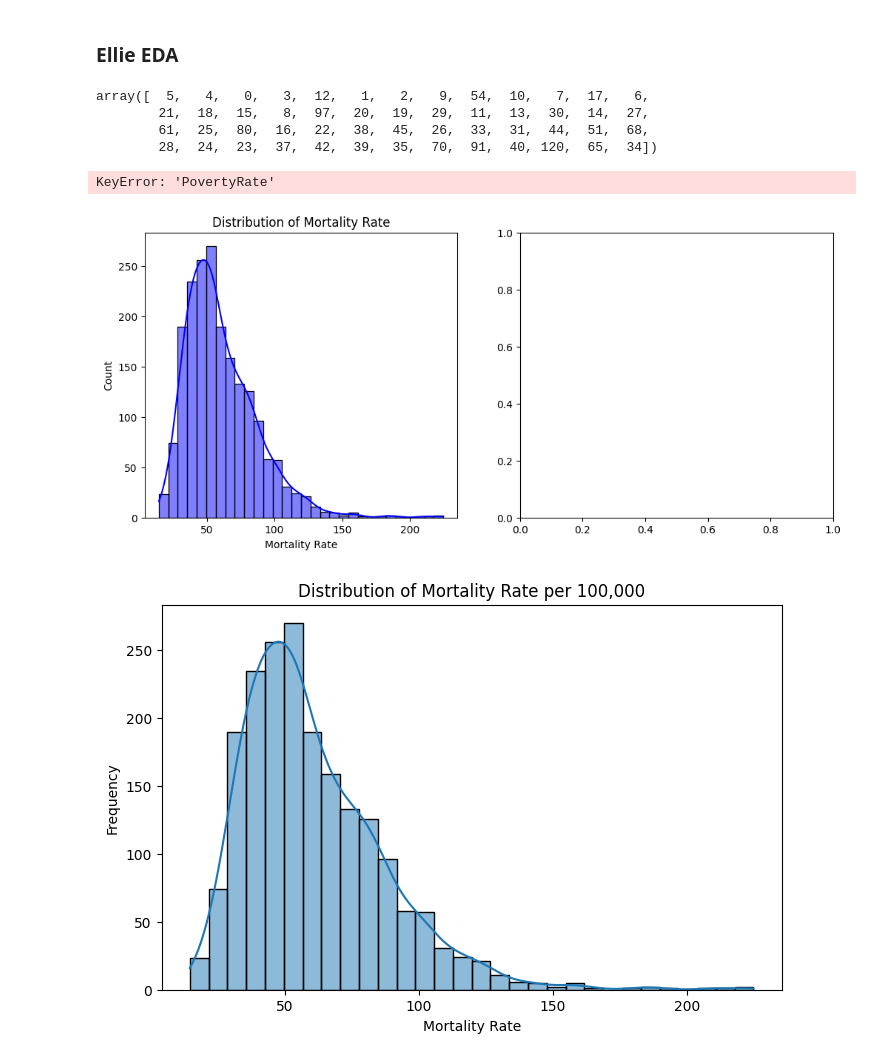
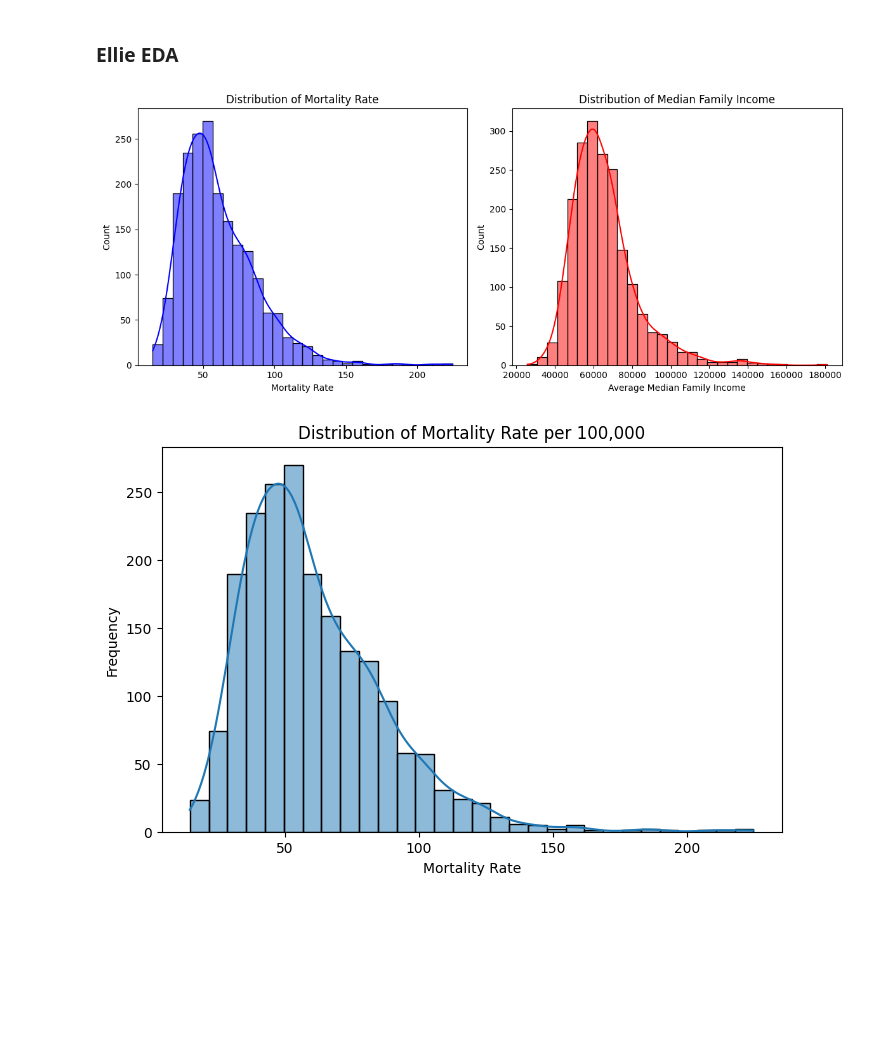
Before and after one commit to marklee4823/math189_project, a Jupyter notebook: Notebook.ipynb, the cells around one changed output. Cells and saved outputs as stored; diff of their text form; code cells hidden in the pictures; blank space fills up the shorter version.

```diff
--- a/Notebook.ipynb
+++ b/Notebook.ipynb
@@ -391,33 +394,27 @@ mortality_rate
 # %% [markdown]
 ### Ellie EDA
 # %%
-df_cleaned.columns.to_list()
-df_cleaned['total_LILATracts_1And10'].unique()
+# 'food_access_indicator': 1 for populations with low food access within 1/2 mile in urban areas and 10 miles in rural areas, else 0
+df_cleaned["food_access_indicator"] = ((df_cleaned['total_LAPOP05_10_share']) >= 0.50).astype(int)
-# %% [output]
-array([  5,   4,   0,   3,  12,   1,   2,   9,  54,  10,   7,  17,   6,
-        21,  18,  15,   8,  97,  20,  19,  29,  11,  13,  30,  14,  27,
-        61,  25,  80,  16,  22,  38,  45,  26,  33,  31,  44,  51,  68,
-        28,  24,  23,  37,  42,  39,  35,  70,  91,  40, 120,  65,  34])
 # %%
 plt.figure(figsize=(12, 5))
 
-# mortality rate
+# Mortality Rate Distribution
 plt.subplot(1, 2, 1)
 sns.histplot(df_cleaned['mortality_rate'], bins=30, kde=True, color="blue")
 plt.xlabel("Mortality Rate")
 plt.ylabel("Count")
 plt.title("Distribution of Mortality Rate")
 
-# poverty rate
+# Median Family Income Distribution
 plt.subplot(1, 2, 2)
-sns.histplot(df_cleaned['PovertyRate'], bins=30, kde=True, color="red")
-plt.xlabel("Poverty Rate (%)")
+sns.histplot(df_cleaned['avg_median_family_income'], bins=30, kde=True, color="red")
+plt.xlabel("Average Median Family Income")
 plt.ylabel("Count")
-plt.title("Distribution of Poverty Rate")
+plt.title("Distribution of Median Family Income")
 
 plt.tight_layout()
 plt.show()
 # %% [output]
-KeyError: 'PovertyRate'
-[figure, old version]
+[figure, new version]
 # %%
```
Also changed, not shown: parts of 20 cells of this notebook.
